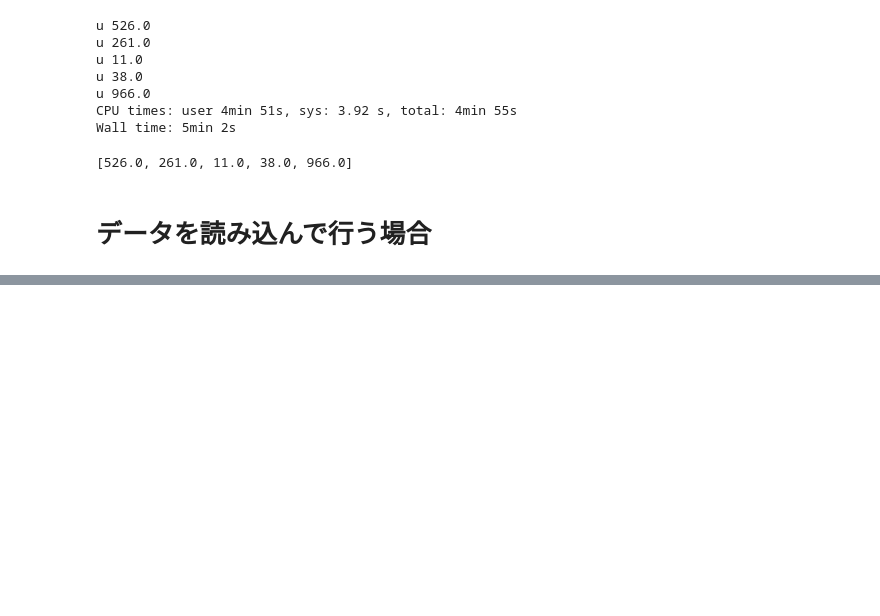
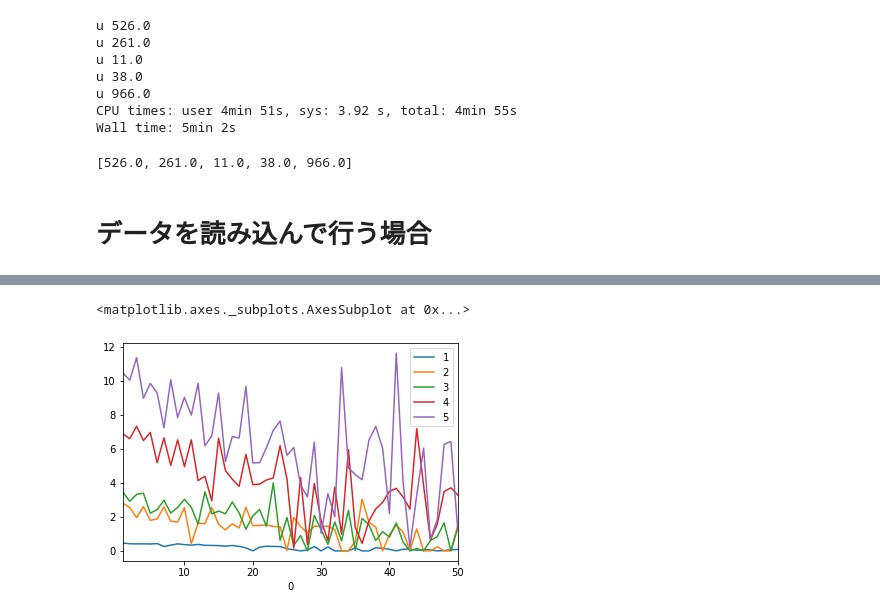
Before and after one commit to plue1011/code, a Jupyter notebook: PMIA.ipynb, the cells around one changed output, grey strips where cells are left out. Drawn from its saved outputs; the diff is of its cells as text; code cells hidden in the pictures; blank space fills up the shorter version.

```diff
--- a/PMIA.ipynb
+++ b/PMIA.ipynb
@@ -310,0 +508,3 @@ KeyboardInterrupt:
+# %%
+k_times = np.array(k_times).reshape(len(init_times_df)+1, -1).T
+k_times
@@ -310,0 +529,3 @@ KeyboardInterrupt:
+# %%
+k_times_df = pd.DataFrame(k_times).set_index(0)
+k_times_df
@@ -310,0 +556,5 @@ KeyboardInterrupt:
+# %%
+k_times_df.plot()
+# %% [output]
+<matplotlib.axes._subplots.AxesSubplot at 0x...>
+[figure, added]
```
Also changed, not shown: parts of 16 cells of this notebook.
